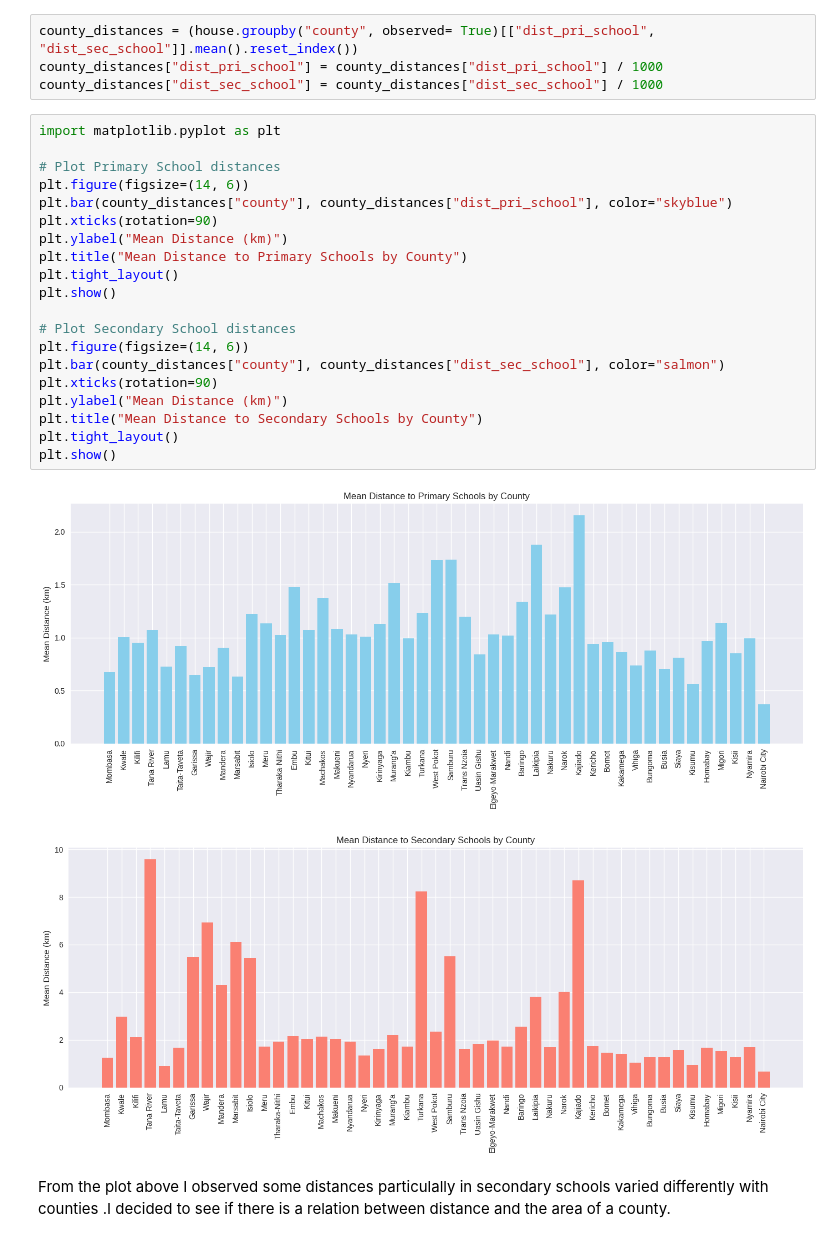
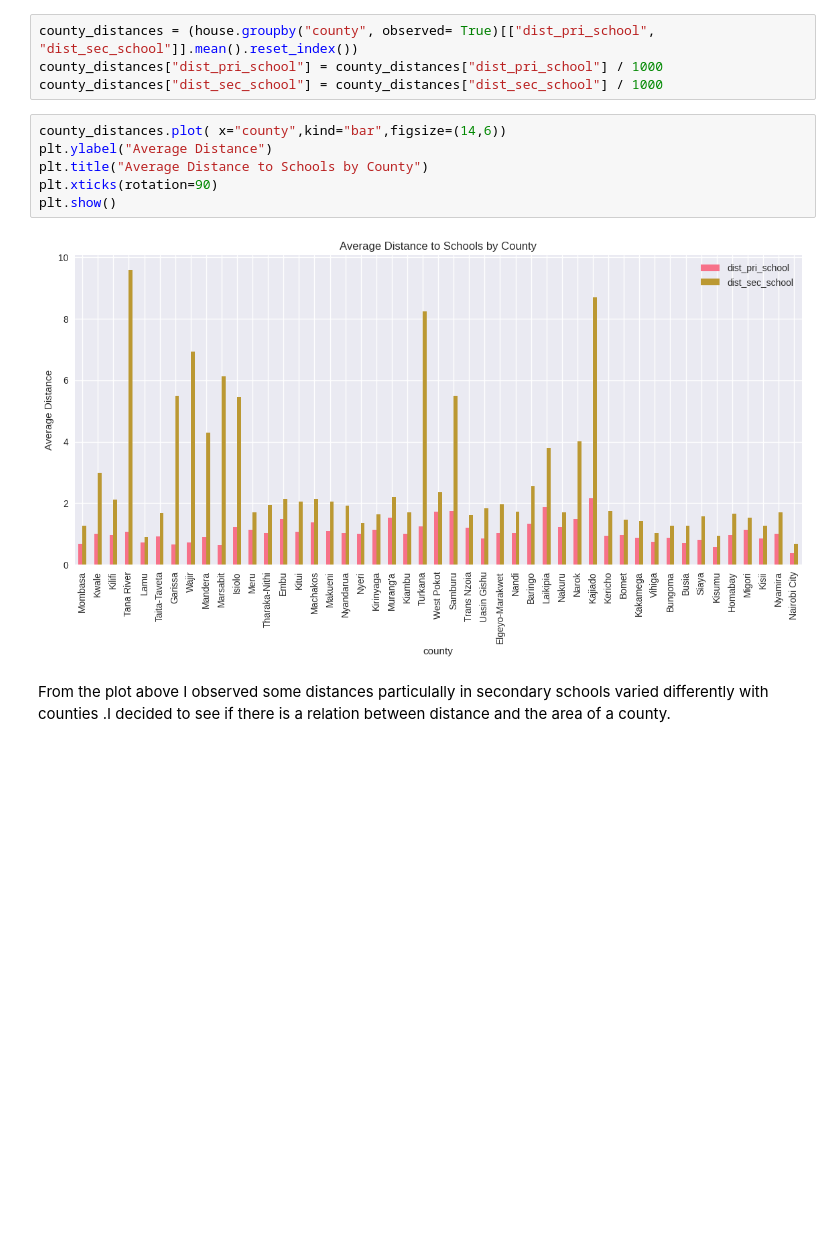
Before and after one commit to silprosa/fynesse_mlfc, a Jupyter notebook: notebooks/Education.ipynb, the cells around one changed output. Saved outputs shown, nothing was run; the diff lists cells and outputs as text; blank space fills up the shorter version.

```diff
--- a/notebooks/Education.ipynb
+++ b/notebooks/Education.ipynb
@@ -400,29 +400,14 @@ Such disparities are important for understanding geographic inequality in school
 county_distances = (house.groupby("county", observed= True)[["dist_pri_school", "dist_sec_school"]].mean().reset_index())
 county_distances["dist_pri_school"] = county_distances["dist_pri_school"] / 1000
 county_distances["dist_sec_school"] = county_distances["dist_sec_school"] / 1000
-# %%
-import matplotlib.pyplot as plt
-
-# Plot Primary School distances
-plt.figure(figsize=(14, 6))
-plt.bar(county_distances["county"], county_distances["dist_pri_school"], color="skyblue")
-plt.xticks(rotation=90)
-plt.ylabel("Mean Distance (km)")
-plt.title("Mean Distance to Primary Schools by County")
-plt.tight_layout()
-plt.show()
-
-# Plot Secondary School distances
-plt.figure(figsize=(14, 6))
-plt.bar(county_distances["county"], county_distances["dist_sec_school"], color="salmon")
-plt.xticks(rotation=90)
-plt.ylabel("Mean Distance (km)")
-plt.title("Mean Distance to Secondary Schools by County")
-plt.tight_layout()
-plt.show()
-# %% [output]
-[figure, removed]
-[figure, removed]
+# %%
+county_distances.plot( x="county",kind="bar",figsize=(14,6))
+plt.ylabel("Average Distance")
+plt.title("Average Distance to Schools by County")
+plt.xticks(rotation=90)
+plt.show()
+# %% [output]
+[figure, added]
 # %% [markdown]
 From the plot above I observed some distances particulally in secondary schools varied differently with counties .I decided to see if there is a relation between distance and the area of a county.
 # %%
```
